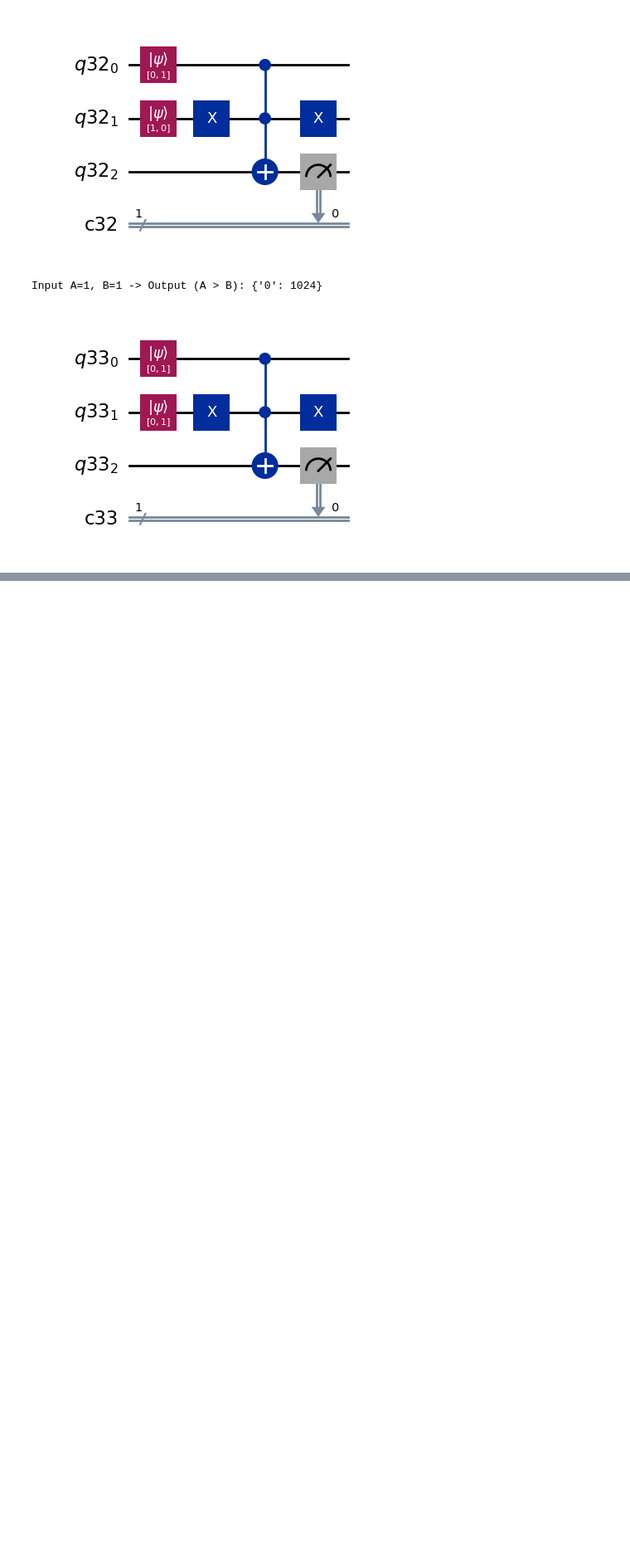
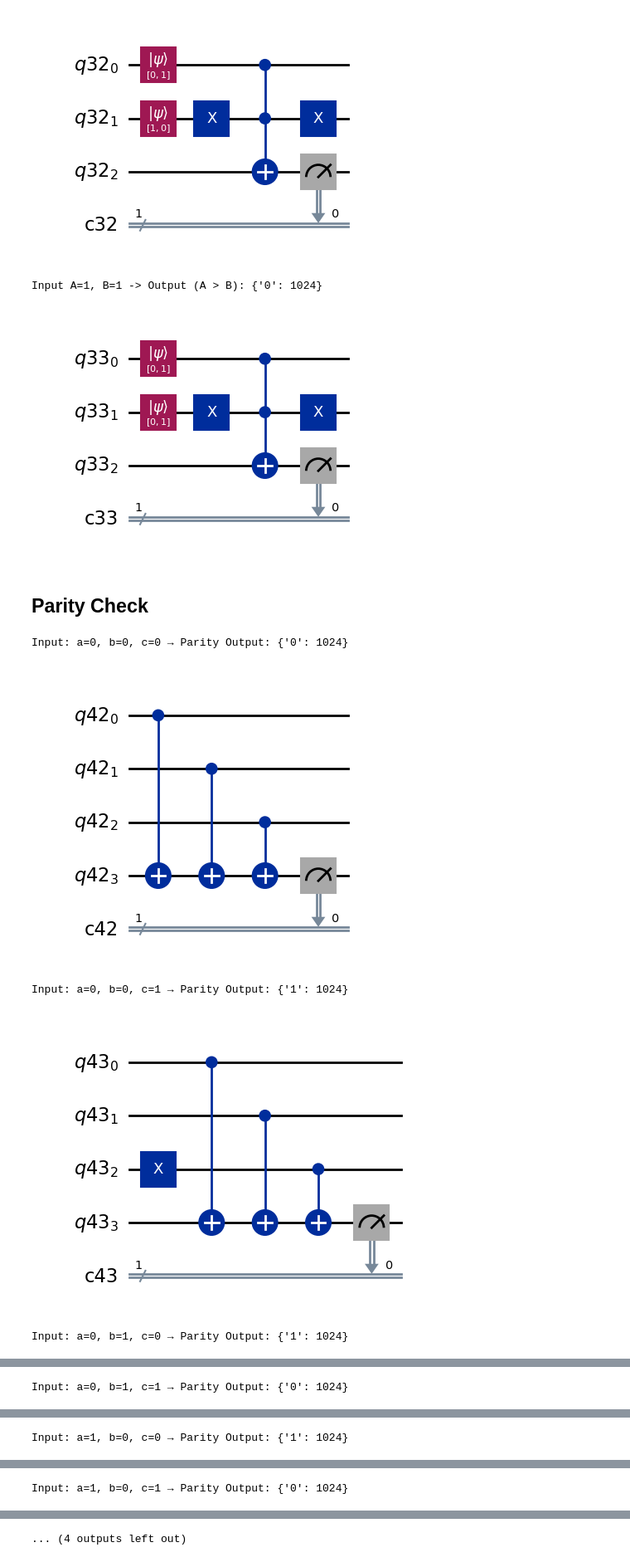
Before and after one commit to zainmo11/Boolean-Quantum-Circuit-Simulation, a Jupyter notebook: Boolean_Quantum_Circuit_Simulation.ipynb, the cells around one changed output, grey strips where cells are left out. Shown at 83% size. Drawn from its saved outputs; the diff is of its cells as text; code cells hidden in the pictures; blank space fills up the shorter version.

```diff
--- a/Boolean_Quantum_Circuit_Simulation.ipynb
+++ b/Boolean_Quantum_Circuit_Simulation.ipynb
@@ -311,3 +311,44 @@ Input A=1, B=0 -> Output (A > B): {'1': 1024}
 [figure]
 Input A=1, B=1 -> Output (A > B): {'0': 1024}
 [figure]
+# %% [markdown]
+## Parity Check
+# %%
+for bits in range(8):
+    # Extract individual bits
+    a = (bits >> 2) & 1
+    b = (bits >> 1) & 1
+    c = bits & 1
+
+    # Create registers: 4 qubits (3 input, 1 parity), 1 classical bit
+    qr = QuantumRegister(4)
+    cr = ClassicalRegister(1)
+    qc = QuantumCircuit(qr, cr)
+
+    # Initialize input bits
+    if a: qc.x(qr[0])
+    if b: qc.x(qr[1])
+    if c: qc.x(qr[2])
+
+    # Parity check: q3 = a ⊕ b ⊕ c
+    qc.cx(qr[0], qr[3])
+    qc.cx(qr[1], qr[3])
+    qc.cx(qr[2], qr[3])
+
+    # Measure parity bit
+    qc.measure(qr[3], cr[0])
+
+    # Simulate the circuit
+    job = sim.run(qc,  shots=1024)
+    result = job.result()
+    counts = result.get_counts()
+
+    # Print result and show circuit/histogram
+    print(f"Input: a={a}, b={b}, c={c} → Parity Output:", counts)
+    display(qc.draw(output='mpl'))
+# %% [output]
+Input: a=0, b=0, c=0 → Parity Output: {'0': 1024}
+[figure, added]
+Input: a=0, b=0, c=1 → Parity Output: {'1': 1024}
+[figure, added]
+Input: a=0, b=1, c=0 → Parity Output: {'1': 1024}
@@ -313,0 +356 @@ Input A=1, B=1 -> Output (A > B): {'0': 1024}
+Input: a=0, b=1, c=1 → Parity Output: {'0': 1024}
@@ -313,0 +358 @@ Input A=1, B=1 -> Output (A > B): {'0': 1024}
+Input: a=1, b=0, c=0 → Parity Output: {'1': 1024}
@@ -313,0 +360 @@ Input A=1, B=1 -> Output (A > B): {'0': 1024}
+Input: a=1, b=0, c=1 → Parity Output: {'0': 1024}
@@ -313,0 +362 @@ Input A=1, B=1 -> Output (A > B): {'0': 1024}
+... (4 outputs left out)
```
Also changed, not shown: parts of 4 cells of this notebook.
